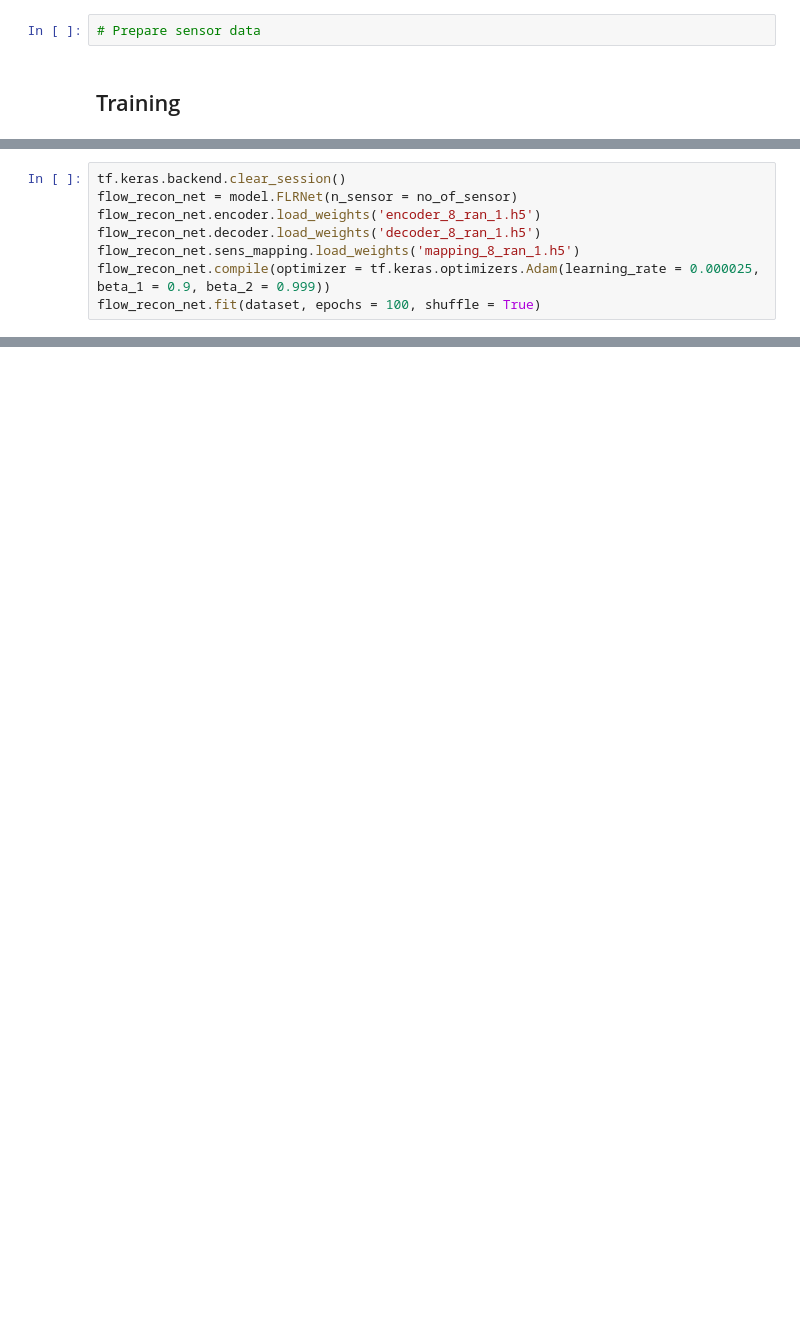
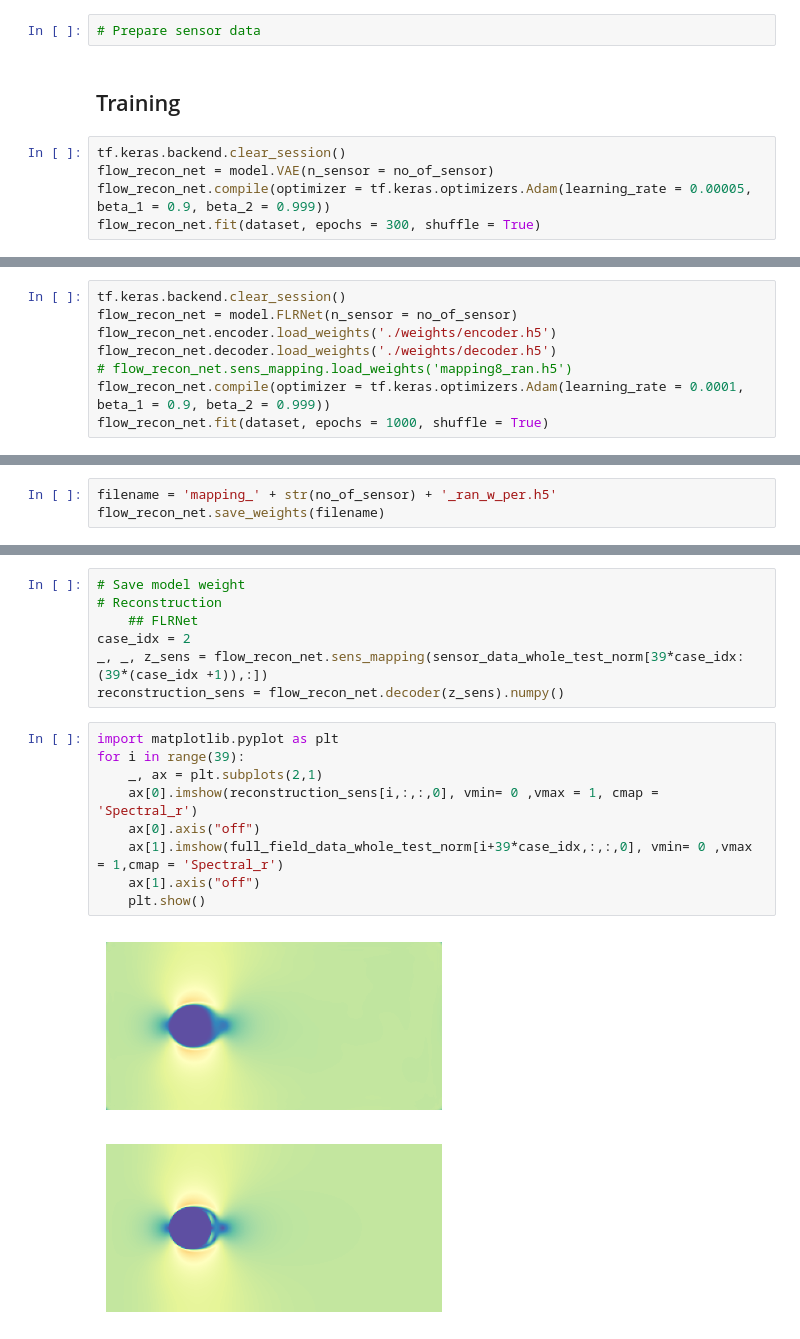
Before and after one commit to hphong1990/flrnet, a Jupyter notebook: FLRNet_train.ipynb, the cells around one changed output, grey strips where cells are left out. Saved outputs shown, nothing was run; the diff lists cells and outputs as text; blank space fills up the shorter version.

```diff
--- a/FLRNet_train.ipynb
+++ b/FLRNet_train.ipynb
@@ -331,3 +56,8 @@ Check sens data:  0.013270650800024661 0.766168138177504
 # Prepare sensor data
 # %% [markdown]
 ## Training
+# %%
+tf.keras.backend.clear_session()
+flow_recon_net = model.VAE(n_sensor = no_of_sensor)
+flow_recon_net.compile(optimizer = tf.keras.optimizers.Adam(learning_rate = 0.00005, beta_1 = 0.9, beta_2 = 0.999))
+flow_recon_net.fit(dataset, epochs = 300, shuffle = True)
@@ -334,9 +68,9 @@ Check sens data:  0.013270650800024661 0.766168138177504
 # %%
 tf.keras.backend.clear_session()
 flow_recon_net = model.FLRNet(n_sensor = no_of_sensor)
-flow_recon_net.encoder.load_weights('encoder_8_ran_1.h5')
-flow_recon_net.decoder.load_weights('decoder_8_ran_1.h5')
-flow_recon_net.sens_mapping.load_weights('mapping_8_ran_1.h5')
-flow_recon_net.compile(optimizer = tf.keras.optimizers.Adam(learning_rate = 0.000025, beta_1 = 0.9, beta_2 = 0.999))
-flow_recon_net.fit(dataset, epochs = 100, shuffle = True)
+flow_recon_net.encoder.load_weights('./weights/encoder.h5')
+flow_recon_net.decoder.load_weights('./weights/decoder.h5')
+# flow_recon_net.sens_mapping.load_weights('mapping8_ran.h5')
+flow_recon_net.compile(optimizer = tf.keras.optimizers.Adam(learning_rate = 0.0001, beta_1 = 0.9, beta_2 = 0.999))
+flow_recon_net.fit(dataset, epochs = 1000, shuffle = True)
 # %% [output]
@@ -365,0 +95,3 @@ flow_recon_net.sens_mapping.save_weights('mapping_8_ran_per.h5')
+# %%
+filename = 'mapping_' + str(no_of_sensor) + '_ran_w_per.h5'
+flow_recon_net.save_weights(filename)
@@ -365,0 +134,18 @@ flow_recon_net.sens_mapping.save_weights('mapping_8_ran_per.h5')
+# %%
+# Save model weight
+# Reconstruction
+    ## FLRNet
+case_idx = 2
+_, _, z_sens = flow_recon_net.sens_mapping(sensor_data_whole_test_norm[39*case_idx:(39*(case_idx +1)),:])
+reconstruction_sens = flow_recon_net.decoder(z_sens).numpy()
+# %%
+import matplotlib.pyplot as plt
+for i in range(39):
+    _, ax = plt.subplots(2,1)
+    ax[0].imshow(reconstruction_sens[i,:,:,0], vmin= 0 ,vmax = 1, cmap = 'Spectral_r')
+    ax[0].axis("off")
+    ax[1].imshow(full_field_data_whole_test_norm[i+39*case_idx,:,:,0], vmin= 0 ,vmax = 1,cmap = 'Spectral_r')
+    ax[1].axis("off")
+    plt.show()
+# %% [output]
+[figure, added]
```
Also changed, not shown: parts of 16 cells of this notebook, 19 other files.
